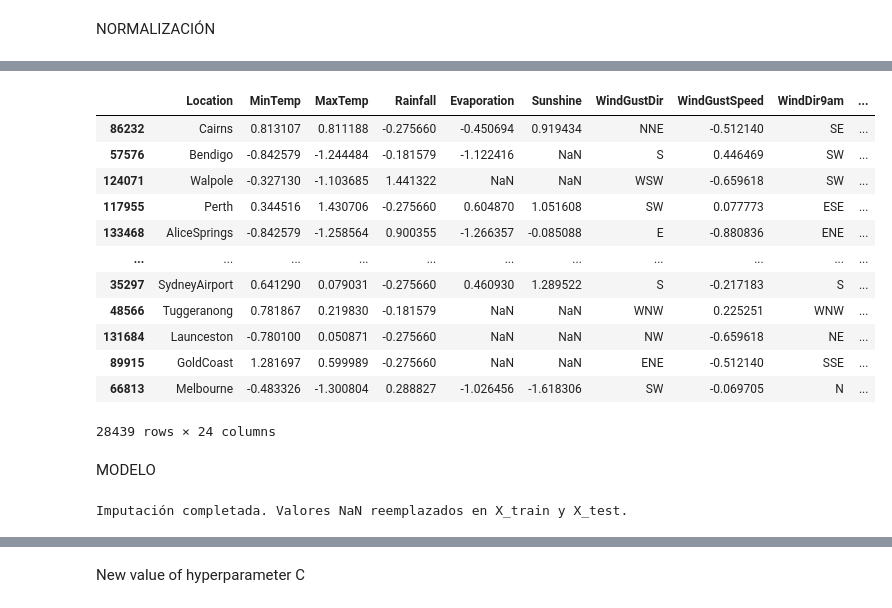
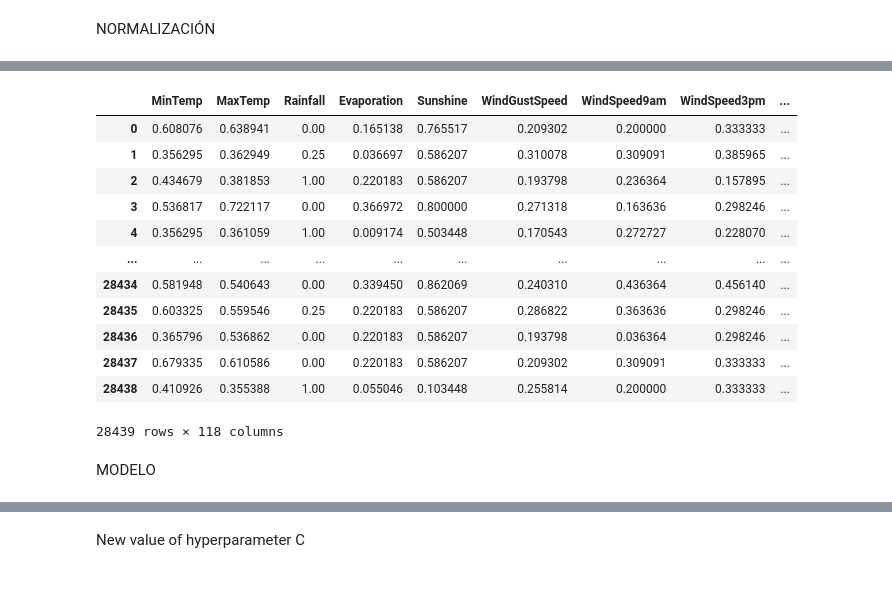
Before and after one commit to fr4nc15co/classification_methods, a Jupyter notebook: 1ST DATASET/SVM/weather.ipynb, the cells around one changed output, grey strips where cells are left out. Saved outputs shown, nothing was run; the diff lists cells and outputs as text; code cells hidden in the pictures.

```diff
--- a/1ST DATASET/SVM/weather.ipynb
+++ b/1ST DATASET/SVM/weather.ipynb
@@ -729,3 +918,9 @@ X_train.shape, X_test.shape
+# %%
+X_test = pd.concat([X_test[numerical], X_test[['RainToday_0', 'RainToday_1']],
+                     pd.get_dummies(X_test.Location),
+                     pd.get_dummies(X_test.WindGustDir),
+                     pd.get_dummies(X_test.WindDir9am),
+                     pd.get_dummies(X_test.WindDir3pm)], axis=1)
 # %% [markdown]
 NORMALIZACIÓN
 # %%
@@ -773,3 +927,0 @@ X_train con variables numéricas normalizadas:
-# %%
-X_train = X_train_scaled
-X_train
@@ -789,0 +928,8 @@ X_train
+# %%
+from sklearn.preprocessing import MinMaxScaler
+
+scaler = MinMaxScaler()
+
+X_train = scaler.fit_transform(X_train)
+
+X_test = scaler.transform(X_test)
@@ -790,45 +938,20 @@ X_train
+# %%
+X_test = pd.DataFrame(X_test, columns=[cols])
 # %%
-X_test = X_test_scaled
 X_test
 # %% [output]
-|  | Location | MinTemp | MaxTemp | Rainfall | Evaporation | Sunshine | WindGustDir | WindGustSpeed | WindDir9am | ... |
-| 86232 | Cairns | 0.813107 | 0.811188 | -0.275660 | -0.450694 | 0.919434 | NNE | -0.512140 | SE | ... |
-| 57576 | Bendigo | -0.842579 | -1.244484 | -0.181579 | -1.122416 | NaN | S | 0.446469 | SW | ... |
-| 124071 | Walpole | -0.327130 | -1.103685 | 1.441322 | NaN | NaN | WSW | -0.659618 | SW | ... |
-| 117955 | Perth | 0.344516 | 1.430706 | -0.275660 | 0.604870 | 1.051608 | SW | 0.077773 | ESE | ... |
-| 133468 | AliceSprings | -0.842579 | -1.258564 | 0.900355 | -1.266357 | -0.085088 | E | -0.880836 | ENE | ... |
-| ... | ... | ... | ... | ... | ... | ... | ... | ... | ... | ... |
-| 35297 | SydneyAirport | 0.641290 | 0.079031 | -0.275660 | 0.460930 | 1.289522 | S | -0.217183 | S | ... |
-| 48566 | Tuggeranong | 0.781867 | 0.219830 | -0.181579 | NaN | NaN | WNW | 0.225251 | WNW | ... |
-| 131684 | Launceston | -0.780100 | 0.050871 | -0.275660 | NaN | NaN | NW | -0.659618 | NE | ... |
-| 89915 | GoldCoast | 1.281697 | 0.599989 | -0.275660 | NaN | NaN | ENE | -0.512140 | SSE | ... |
-| 66813 | Melbourne | -0.483326 | -1.300804 | 0.288827 | -1.026456 | -1.618306 | SW | -0.069705 | N | ... |
+|  | MinTemp | MaxTemp | Rainfall | Evaporation | Sunshine | WindGustSpeed | WindSpeed9am | WindSpeed3pm | ... |
+| 0 | 0.608076 | 0.638941 | 0.00 | 0.165138 | 0.765517 | 0.209302 | 0.200000 | 0.333333 | ... |
+| 1 | 0.356295 | 0.362949 | 0.25 | 0.036697 | 0.586207 | 0.310078 | 0.309091 | 0.385965 | ... |
+| 2 | 0.434679 | 0.381853 | 1.00 | 0.220183 | 0.586207 | 0.193798 | 0.236364 | 0.157895 | ... |
+| 3 | 0.536817 | 0.722117 | 0.00 | 0.366972 | 0.800000 | 0.271318 | 0.163636 | 0.298246 | ... |
+| 4 | 0.356295 | 0.361059 | 1.00 | 0.009174 | 0.503448 | 0.170543 | 0.272727 | 0.228070 | ... |
+| ... | ... | ... | ... | ... | ... | ... | ... | ... | ... |
+| 28434 | 0.581948 | 0.540643 | 0.00 | 0.339450 | 0.862069 | 0.240310 | 0.436364 | 0.456140 | ... |
+| 28435 | 0.603325 | 0.559546 | 0.25 | 0.220183 | 0.586207 | 0.286822 | 0.363636 | 0.298246 | ... |
+| 28436 | 0.365796 | 0.536862 | 0.00 | 0.220183 | 0.586207 | 0.193798 | 0.036364 | 0.298246 | ... |
+| 28437 | 0.679335 | 0.610586 | 0.00 | 0.220183 | 0.586207 | 0.209302 | 0.309091 | 0.333333 | ... |
+| 28438 | 0.410926 | 0.355388 | 1.00 | 0.055046 | 0.103448 | 0.255814 | 0.200000 | 0.333333 | ... |
-28439 rows × 24 columns
+28439 rows × 118 columns
 # %% [markdown]
 MODELO
-# %%
-from sklearn.impute import SimpleImputer
-import pandas as pd
-
-# Identificar las columnas numéricas
-numerical_columns = X_train.select_dtypes(include=['float64', 'int64']).columns
-
-# Crear un imputador para las columnas numéricas
-imputer = SimpleImputer(strategy='mean')  # O 'median' o 'most_frequent'
-
-# Imputar solo las columnas numéricas de X_train y X_test
-X_train_numerical = pd.DataFrame(imputer.fit_transform(X_train[numerical_columns]),
-                                 columns=numerical_columns,
-                                 index=X_train.index)
-
-X_test_numerical = pd.DataFrame(imputer.transform(X_test[numerical_columns]),
-                                columns=numerical_columns,
-                                index=X_test.index)
-
-# Reemplazar las columnas numéricas originales por las imputadas
-X_train.update(X_train_numerical)
-X_test.update(X_test_numerical)
-
-print("Imputación completada. Valores NaN reemplazados en X_train y X_test.")
-# %% [output]
-Imputación completada. Valores NaN reemplazados en X_train y X_test.
```
Also changed, not shown: parts of 22 cells of this notebook, 2 other files.
